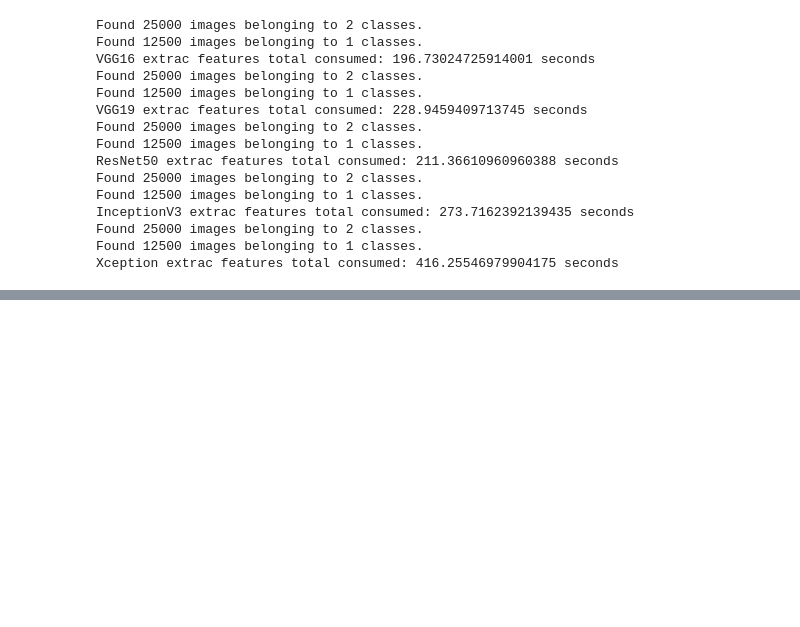
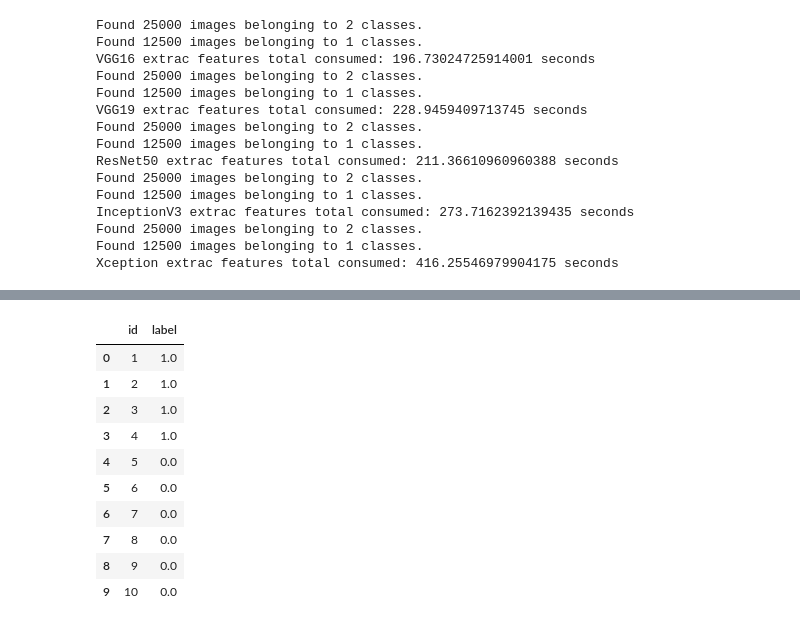
Before and after one commit to Qucy/UdacityMachineLearning, a Jupyter notebook: dog_vs_cat/dog_vs_cat_example.ipynb, the cells around one changed output, grey strips where cells are left out. Saved outputs shown, nothing was run; the diff lists cells and outputs as text; code cells hidden in the pictures; blank space fills up the shorter version.

```diff
--- a/dog_vs_cat/dog_vs_cat_example.ipynb
+++ b/dog_vs_cat/dog_vs_cat_example.ipynb
@@ -165,0 +220,8 @@ print("{} extrac features total consumed: {} seconds".format('123', duration))
+# %%
+print(X_train.shape, y_train.shape)
+
+
+from sklearn.ensemble import RandomForestClassifier
+
+clf = RandomForestClassifier(random_state=0, max_depth=10)
+clf.fit(X_train, y_train)
@@ -165,0 +236,21 @@ print("{} extrac features total consumed: {} seconds".format('123', duration))
+# %%
+clf_pred = clf.predict(X_test)
+# %%
+for i, fname in enumerate(test_generator.filenames):
+    index = int(fname[fname.rfind('\\')+1:fname.rfind('.')])
+    df.set_value(index-1, 'label', clf_pred[i])
+
+df.to_csv('data/pred.csv', index=None)
+df.head(10)
+# %% [output]
+|  | id | label |
+| 0 | 1 | 1.0 |
+| 1 | 2 | 1.0 |
+| 2 | 3 | 1.0 |
+| 3 | 4 | 1.0 |
+| 4 | 5 | 0.0 |
+| 5 | 6 | 0.0 |
+| 6 | 7 | 0.0 |
+| 7 | 8 | 0.0 |
+| 8 | 9 | 0.0 |
+| 9 | 10 | 0.0 |
```
Also changed, not shown: parts of 7 cells of this notebook, 3 other files.
